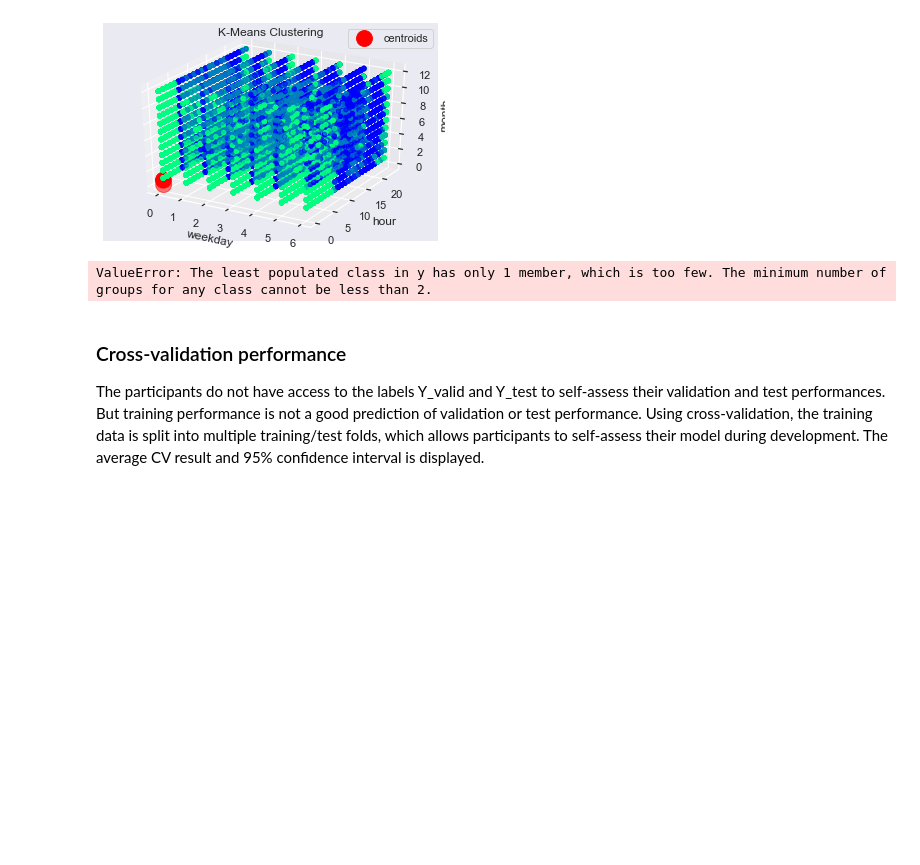
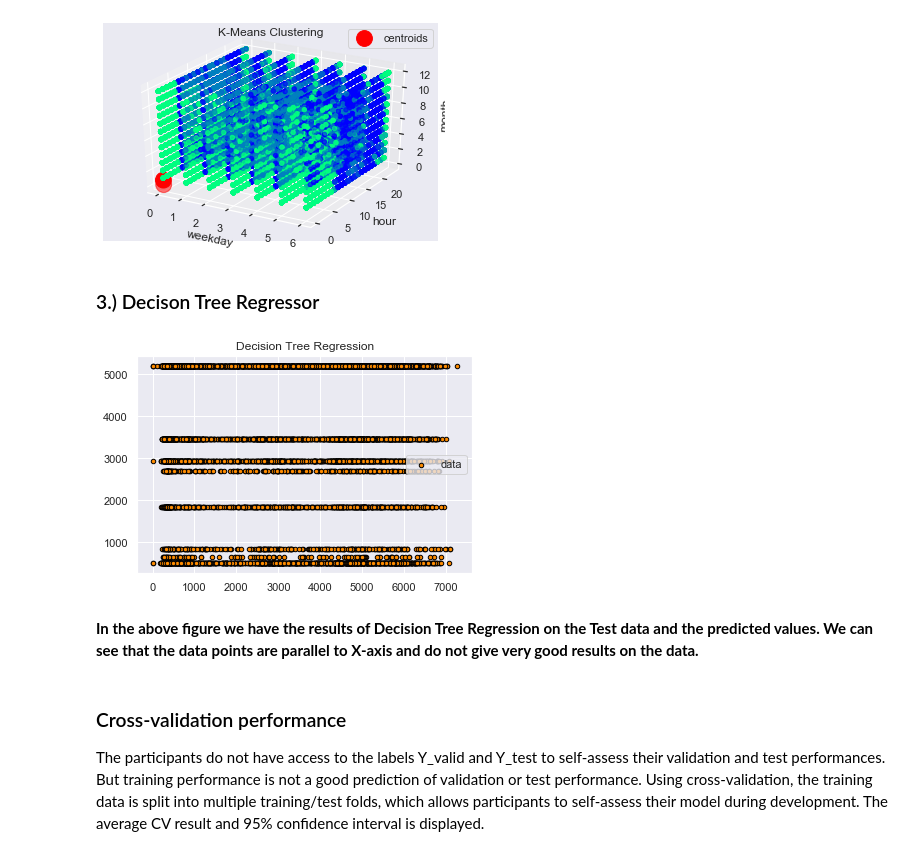
Before and after one commit to jf-pnj/velo, a Jupyter notebook: starting_kit/README_Visualization.ipynb, the cells around one changed output. Saved outputs shown, nothing was run; the diff lists cells and outputs as text; code cells hidden in the pictures; blank space fills up the shorter version.

```diff
--- a/starting_kit/README_Visualization.ipynb
+++ b/starting_kit/README_Visualization.ipynb
@@ -300,0 +287,5 @@ print(Y_hat_train)
+# %%
+# Here we read data from scratch
+
+X = D.data['X_train'].copy()
+Y = D.data['Y_train'].copy()
@@ -339,11 +358,3 @@ ax.legend()
 plt.show()
 # %% [output]
 [figure]
-# %%
-from utilities import *
-from sklearn.neighbors import KNeighborsClassifier as knn
-from sklearn.metrics import balanced_accuracy_score as sklearn_metric
-sklearn_model = knn(n_neighbors = 1)
-df_cross_validate(data, sklearn_model, sklearn_metric)
-# %% [output]
-ValueError: The least populated class in y has only 1 member, which is too few. The minimum number of groups for any class cannot be less than 2.
@@ -356,3 +361,30 @@ print("AVERAGE TEST {0:s} +- STD: {1:.2f} +- {2:.2f}".format(metric_name, p_te,
+# %% [markdown]
+### 3.) Decison Tree Regressor
+# %%
+from sklearn.tree import DecisionTreeRegressor
+
+# Fit regression model
+regr_1 = DecisionTreeRegressor(max_depth=3)
+regr_1.fit(X, Y)
+
+# Divide the data in Train and Test sets
+X_train, X_valid, Y_test, Y_test = train_test_split( X, Y, test_size=0.2)
+
+y_1 = regr_1.predict(X_test)
+# %%
+# Plot the results
+plt.figure()
+plt.scatter(Y_test, y_1, s=20, edgecolor="black",
+            c="darkorange", label="data")
+plt.title("Decision Tree Regression")
+plt.legend()
+plt.show()
+# %% [output]
+[figure, added]
+# %% [markdown]
+<div>
+<b>In the above figure we have the results of Decision Tree Regression on the Test data and the predicted values. We can see that the data points are parallel to X-axis and do not give very good results on the data.
+</div>
 # %% [markdown]
 <div>
     <h3>Cross-validation performance</h3>
```
Also changed, not shown: parts of 12 cells of this notebook.
